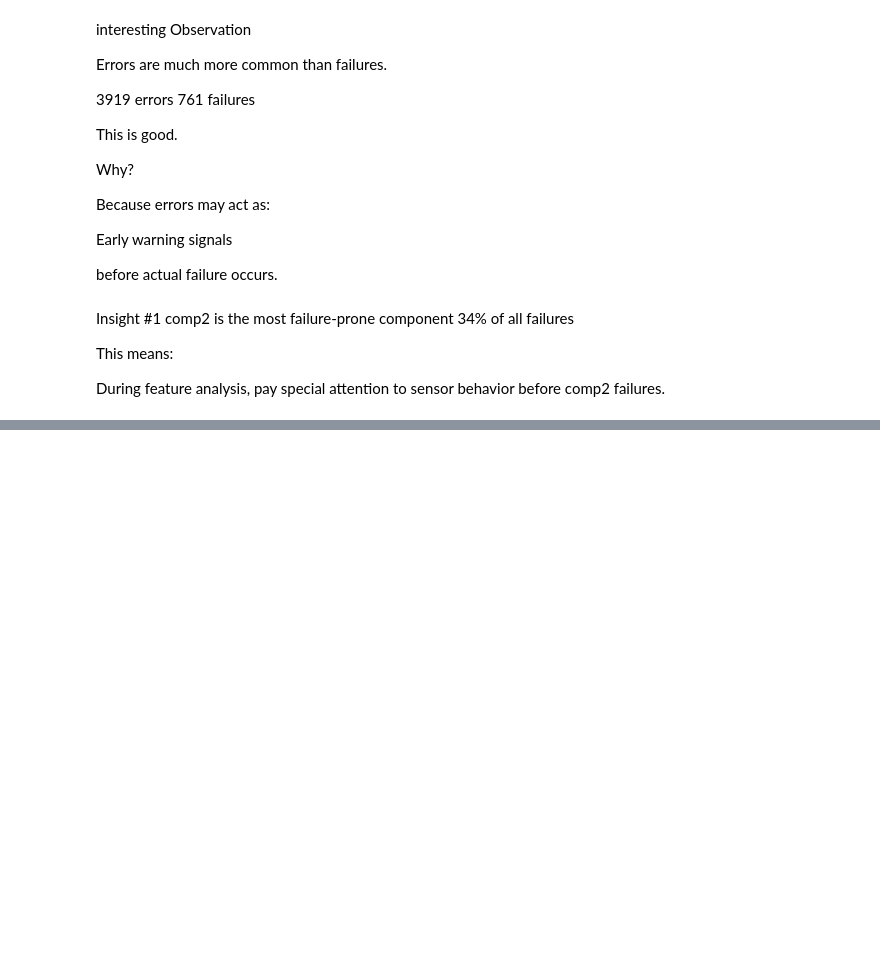
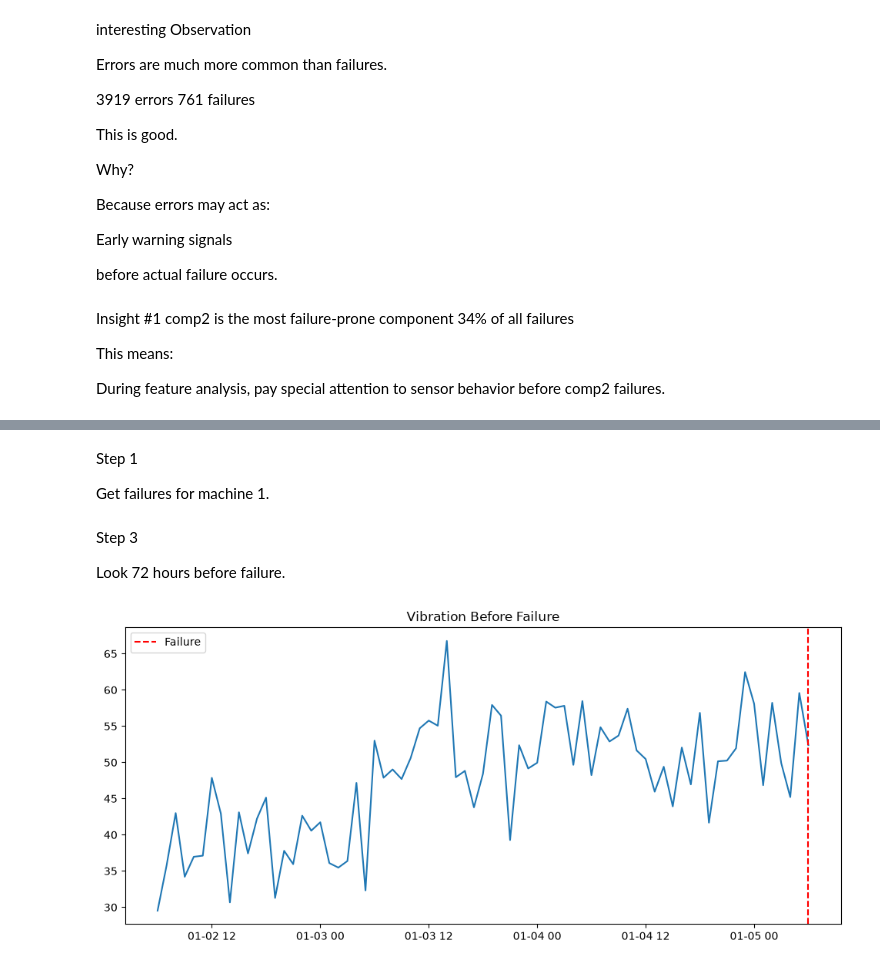
Before and after one commit to BharathkumarK19/Advanced-Predictive-Maintenance, a Jupyter notebook: notebooks/01_data_understanding.ipynb, the cells around one changed output, grey strips where cells are left out. Saved outputs shown, nothing was run; the diff lists cells and outputs as text; code cells hidden in the pictures; blank space fills up the shorter version.

Commit message:
after the checking the pattern for the machine-1

```diff
--- a/notebooks/01_data_understanding.ipynb
+++ b/notebooks/01_data_understanding.ipynb
@@ -277,0 +291,46 @@ During feature analysis, pay special attention to sensor behavior before comp2 f
+# %% [markdown]
+Step 1
+
+Get failures for machine 1.
+# %%
+failure_time = pd.Timestamp(
+    "2015-01-05 06:00:00"
+)
+# %% [markdown]
+Step 3
+
+Look 72 hours before failure.
+# %%
+machine1 = telemetry[
+    telemetry["machineID"] == 1
+]
+
+window = machine1[
+    (machine1["datetime"] >= failure_time - pd.Timedelta(hours=72))
+    &
+    (machine1["datetime"] <= failure_time)
+]
+# %%
+plt.figure(figsize=(12,5))
+
+plt.plot(
+    window["datetime"],
+    window["vibration"]
+)
+
+plt.axvline(
+    failure_time,
+    color="red",
+    linestyle="--",
+    label="Failure"
+)
+
+plt.legend()
+
+plt.title(
+    "Vibration Before Failure"
+)
+
+plt.show()
+# %% [output]
+[figure, added]
```
Also changed, not shown: parts of 11 cells of this notebook.
